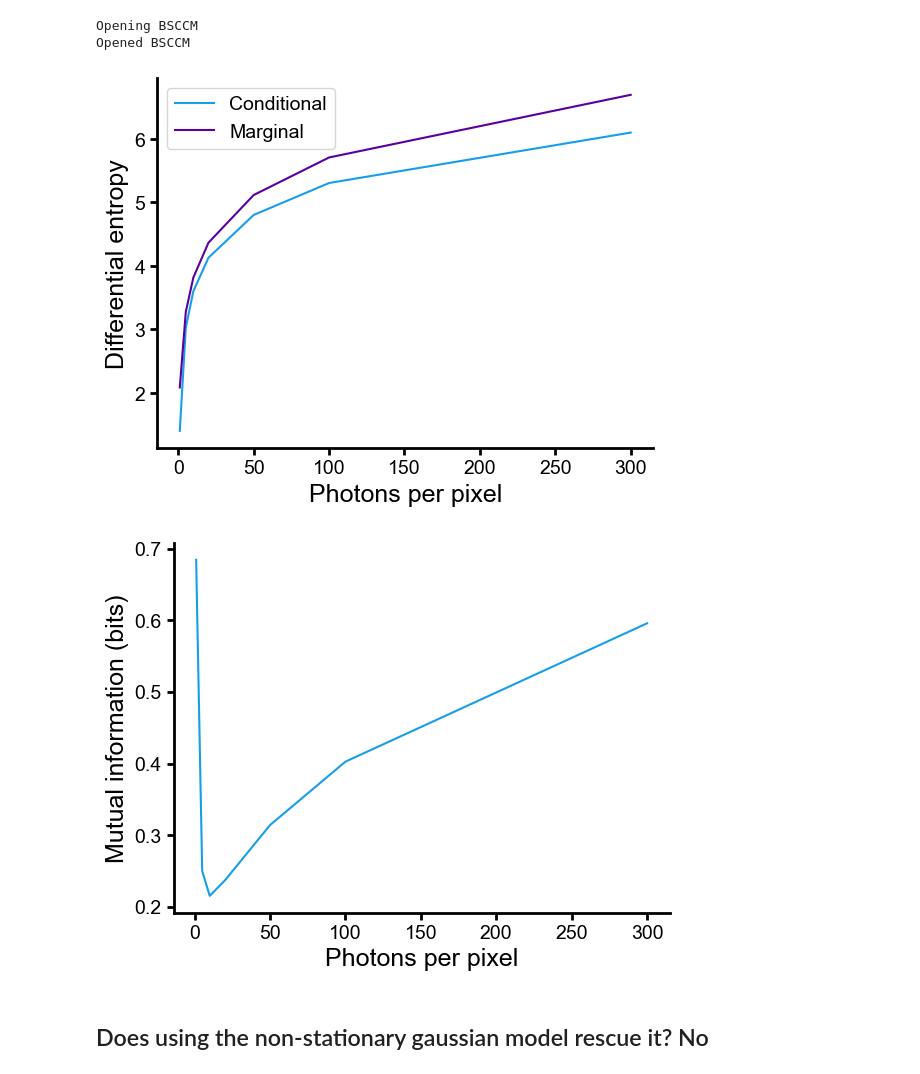
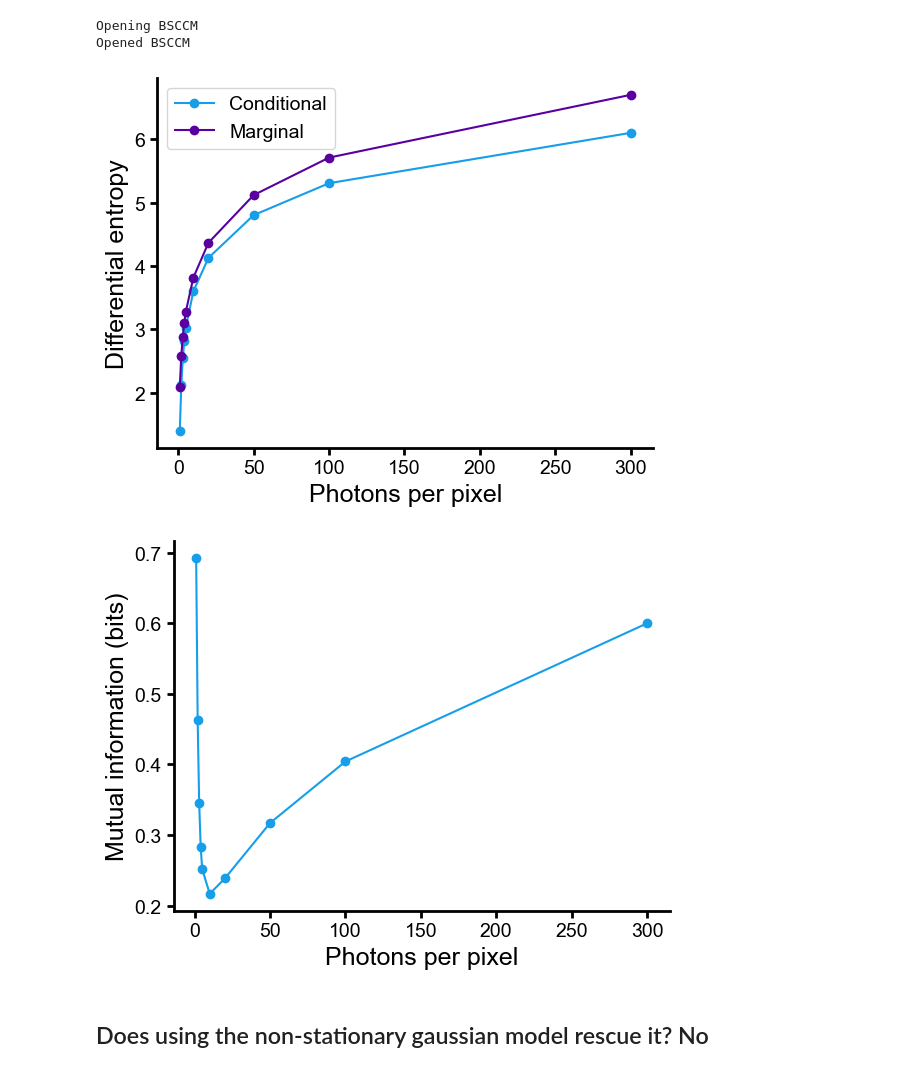
Before and after one commit to Waller-Lab/EncodingInformation, a Jupyter notebook: modeling_and_mi_estimation/low_photon_count_estimates.ipynb, the cells around one changed output. Cells and saved outputs as stored; diff of their text form; code cells hidden in the pictures.

```diff
--- a/modeling_and_mi_estimation/low_photon_count_estimates.ipynb
+++ b/modeling_and_mi_estimation/low_photon_count_estimates.ipynb
@@ -41,39 +41,39 @@ images = load_bsccm_images(bsccm, channel, num_images=num_images, edge_crop=edge
 patches = extract_patches(images, patch_size=patch_size, num_patches=num_patches)
 # %%
 # photons_per_pixel_values = [0.01, 0.1, 0.5, 1, 2, 4, 10, 50]
-photons_per_pixel_values = [1, 5, 10, 20, 50, 100, 300]
+photons_per_pixel_values = [1, 2, 3, 4, 5, 10, 20, 50, 100, 300]
 # photons_per_pixel_values = [10, 20, 50 , 100, 300]
 
 conditionals = []
 marginals = []
 mi = []
 for photons_per_pixel in photons_per_pixel_values:
     noisy_patches = add_noise(patches * photons_per_pixel / np.mean(images), seed=123)
     noisy_patches + onp.random.normal(size=noisy_patches.shape)
     # mi.append(estimate_mutual_information(noisy_images=noisy_patches, verbose=True))
     h_y_given_x = compute_conditional_entropy(noisy_patches) / np.log(2)
     h_y_gaussian = gaussian_entropy_estimate(noisy_patches, stationary=True, eigenvalue_floor=1, show_plot=False) / np.log(2)
     conditionals.append(h_y_given_x)
     marginals.append(h_y_gaussian)
     mi.append(h_y_gaussian - h_y_given_x)
 
 # plot both
 fig, ax = plt.subplots()
-ax.plot(photons_per_pixel_values, conditionals, label='Conditional')
-ax.plot(photons_per_pixel_values, marginals, label='Marginal')
+ax.plot(photons_per_pixel_values, conditionals, '-o', label='Conditional')
+ax.plot(photons_per_pixel_values, marginals, '-o', label='Marginal')
 ax.set_xlabel('Photons per pixel')
 ax.set_ylabel('Differential entropy')
 ax.legend()
 clear_spines(ax)
 
 fig, ax = plt.subplots()
-ax.plot(photons_per_pixel_values, mi)
+ax.plot(photons_per_pixel_values, mi, '-o')
 ax.set_xlabel('Photons per pixel')
 ax.set_ylabel('Mutual information (bits)')
 clear_spines(ax)
 # %% [output]
-[figure, old version]
+[figure, new version]
-[figure, old version]
+[figure, new version]
 # %% [markdown]
 ## Does using the non-stationary gaussian model rescue it? No
 # %%
```
Also changed, not shown: parts of 3 cells of this notebook, 9 other files.
